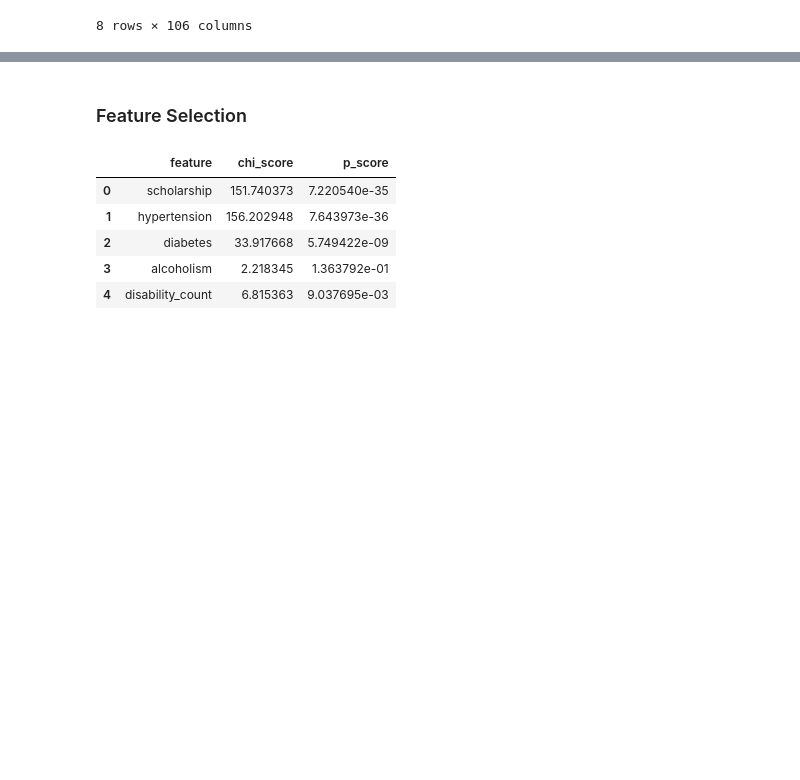
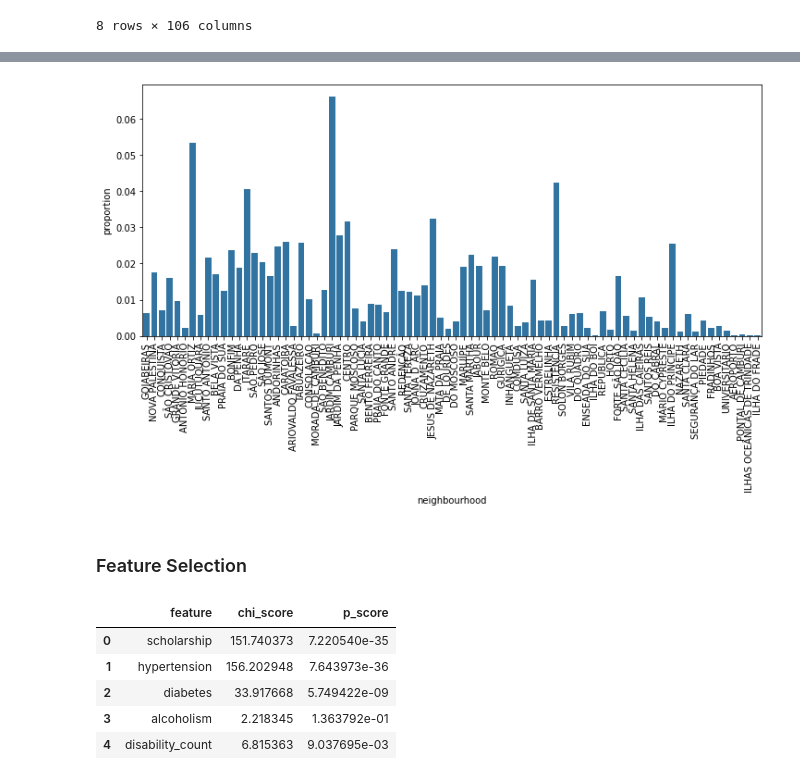
Before and after one commit to afbowman/UnsupervisedLearning, a Jupyter notebook: Capstone_Project.ipynb, the cells around one changed output, grey strips where cells are left out. Cells and saved outputs as stored; diff of their text form; code cells hidden in the pictures; blank space fills up the shorter version.

```diff
--- a/Capstone_Project.ipynb
+++ b/Capstone_Project.ipynb
@@ -741,3 +809,9 @@ df_engineer.describe()
+# %%
+fig = plt.subplots(figsize = fig_dims)
+sns.countplot(data=df_noshow, x='neighbourhood', stat='proportion');
+plt.xticks(rotation='vertical');
+# %% [output]
+[figure, added]
 # %% [markdown]
 ### Feature Selection
 # %%
```
Also changed, not shown: parts of 16 cells of this notebook.
